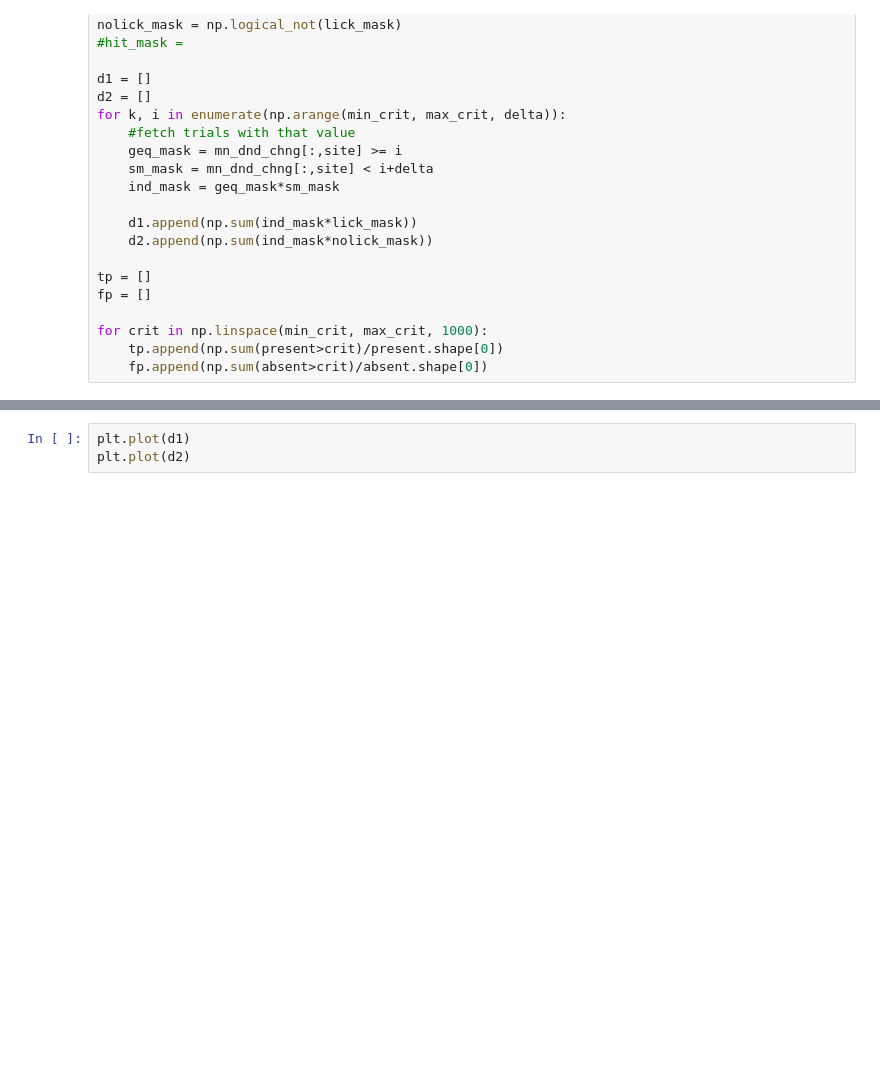
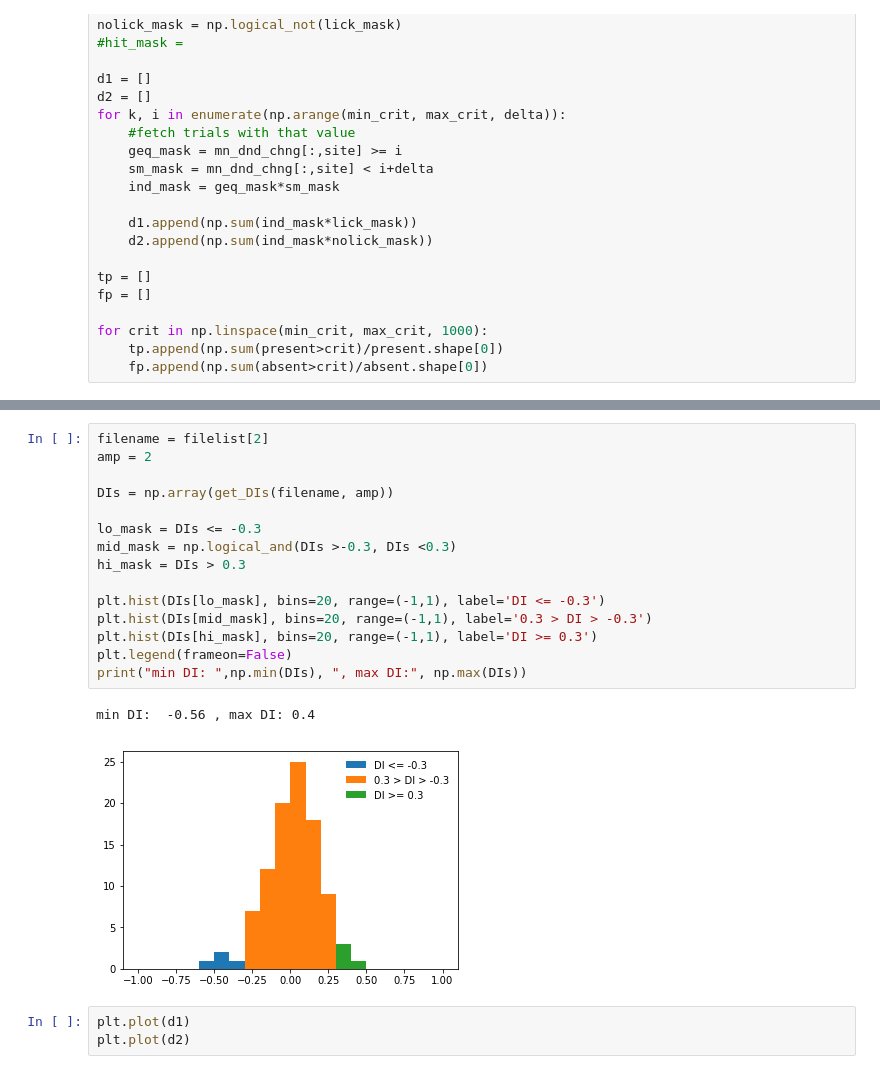
Before and after one commit to ge00rg/LabRotSprekeler, a Jupyter notebook: ROC.ipynb, the cells around one changed output, grey strips where cells are left out. Saved outputs shown, nothing was run; the diff lists cells and outputs as text; blank space fills up the shorter version.

```diff
--- a/ROC.ipynb
+++ b/ROC.ipynb
@@ -185,3 +188,21 @@ print(np.max(DIs), np.min(DIs))
+# %%
+filename = filelist[2]
+amp = 2
+
+DIs = np.array(get_DIs(filename, amp))
+
+lo_mask = DIs <= -0.3
+mid_mask = np.logical_and(DIs >-0.3, DIs <0.3)
+hi_mask = DIs > 0.3
+
+plt.hist(DIs[lo_mask], bins=20, range=(-1,1), label='DI <= -0.3')
+plt.hist(DIs[mid_mask], bins=20, range=(-1,1), label='0.3 > DI > -0.3')
+plt.hist(DIs[hi_mask], bins=20, range=(-1,1), label='DI >= 0.3')
+plt.legend(frameon=False)
+print("min DI: ",np.min(DIs), ", max DI:", np.max(DIs))
+# %% [output]
+min DI:  -0.56 , max DI: 0.4
+[figure, added]
 # %%
 plt.plot(d1)
 plt.plot(d2)
```
Also changed, not shown: parts of 10 cells of this notebook, 1 other file.
